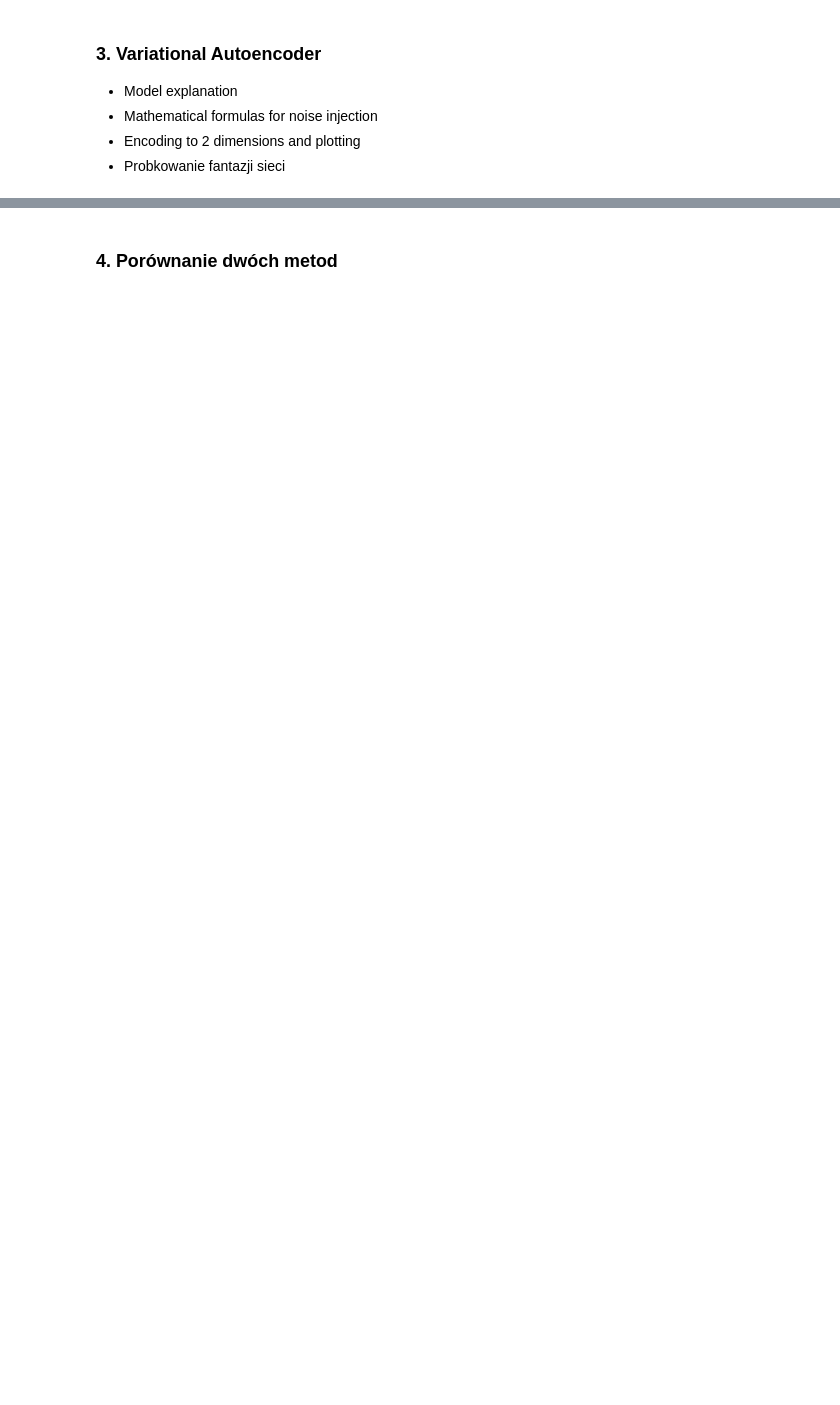
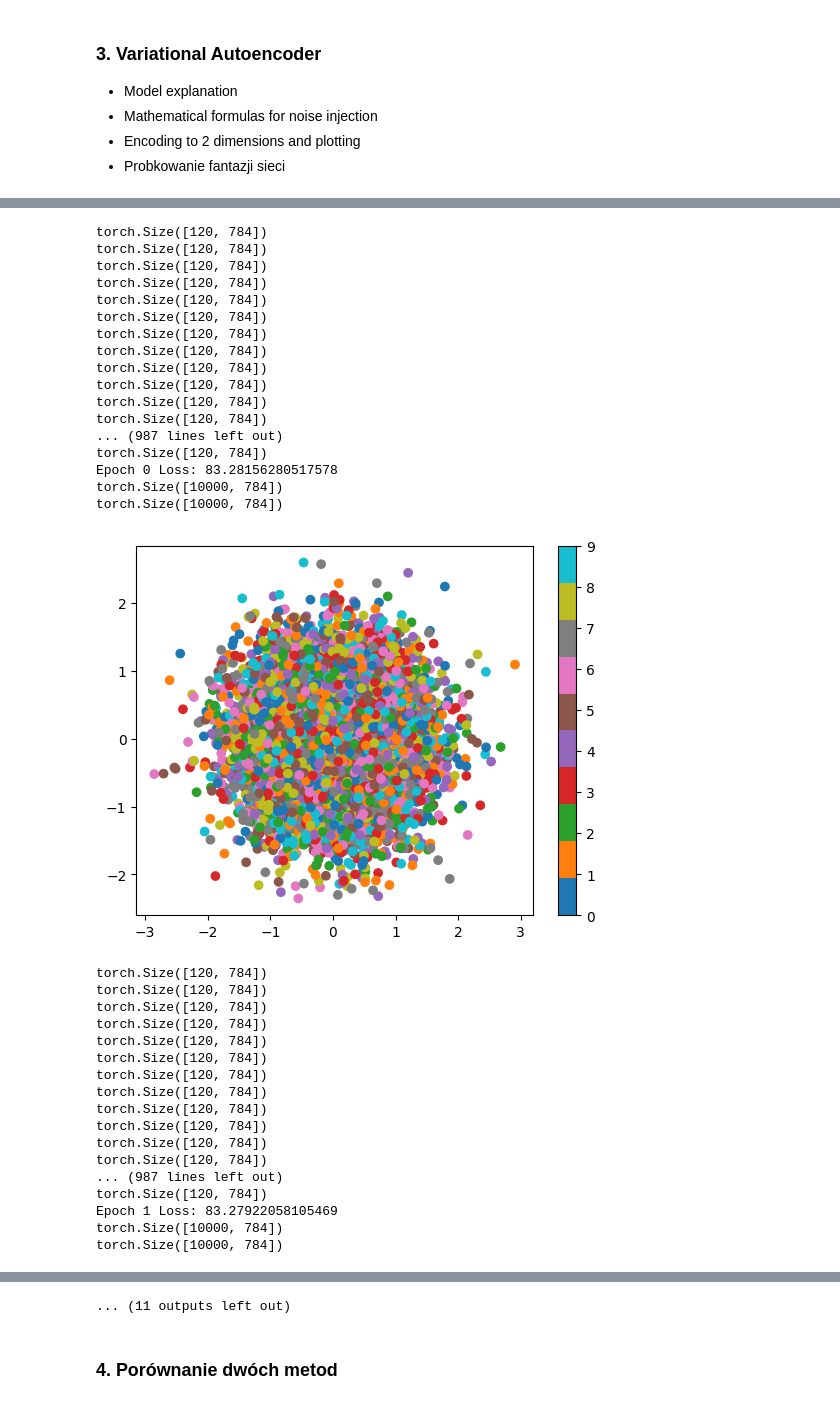
Before and after one commit to piotrekvs/agh-cs-ds-wdzd, a Jupyter notebook: autoencoders_tutorial.ipynb, the cells around one changed output, grey strips where cells are left out. Saved outputs shown, nothing was run; the diff lists cells and outputs as text; code cells hidden in the pictures; blank space fills up the shorter version.

```diff
--- a/autoencoders_tutorial.ipynb
+++ b/autoencoders_tutorial.ipynb
@@ -344,0 +346,45 @@ Epoch deep 2 Loss: 0.08423838019371033
+# %%
+#print learning curve
+vae = VariationalAutoencoder(latent_space_size=2)
+loss_history = train_ae_variations(vae, batched_data, epochs=20, plot_2d_latent=True, learning_rate=1e-2)
+plt.plot(loss_history)
+plt.show()
+
+print('VariationalAutoencoder')
+preview_encoding_decoding_2d(ae, X_test[:10], y_test[:10])
+# %% [output]
+torch.Size([120, 784])
+torch.Size([120, 784])
+torch.Size([120, 784])
+torch.Size([120, 784])
+torch.Size([120, 784])
+torch.Size([120, 784])
+torch.Size([120, 784])
+torch.Size([120, 784])
+torch.Size([120, 784])
+torch.Size([120, 784])
+torch.Size([120, 784])
+torch.Size([120, 784])
+... (987 lines left out)
+torch.Size([120, 784])
+Epoch 0 Loss: 83.28156280517578
+torch.Size([10000, 784])
+torch.Size([10000, 784])
+[figure, added]
+torch.Size([120, 784])
+torch.Size([120, 784])
+torch.Size([120, 784])
+torch.Size([120, 784])
+torch.Size([120, 784])
+torch.Size([120, 784])
+torch.Size([120, 784])
+torch.Size([120, 784])
+torch.Size([120, 784])
+torch.Size([120, 784])
+torch.Size([120, 784])
+torch.Size([120, 784])
+... (987 lines left out)
+torch.Size([120, 784])
+Epoch 1 Loss: 83.27922058105469
+torch.Size([10000, 784])
+torch.Size([10000, 784])
@@ -345,2 +464,3 @@ Epoch deep 2 Loss: 0.08423838019371033
+... (11 outputs left out)
 # %% [markdown]
 ### 4. Porównanie dwóch metod
```
Also changed, not shown: parts of 13 cells of this notebook.
